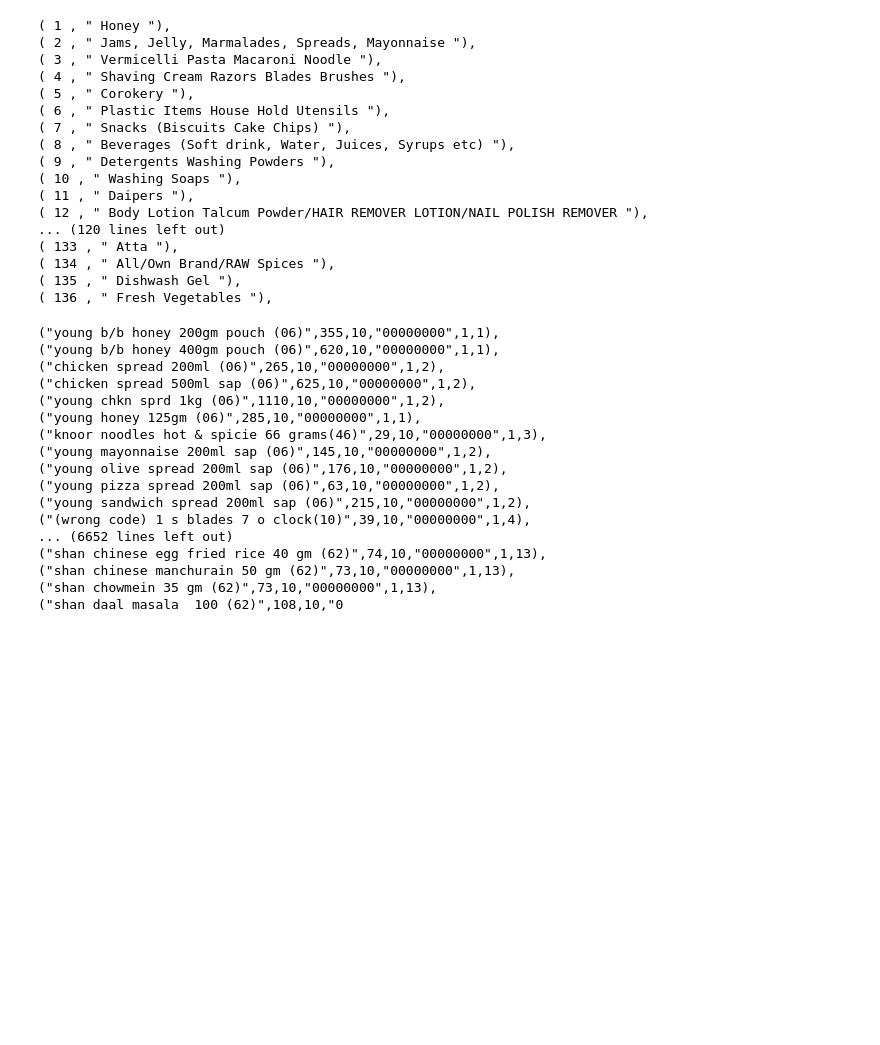
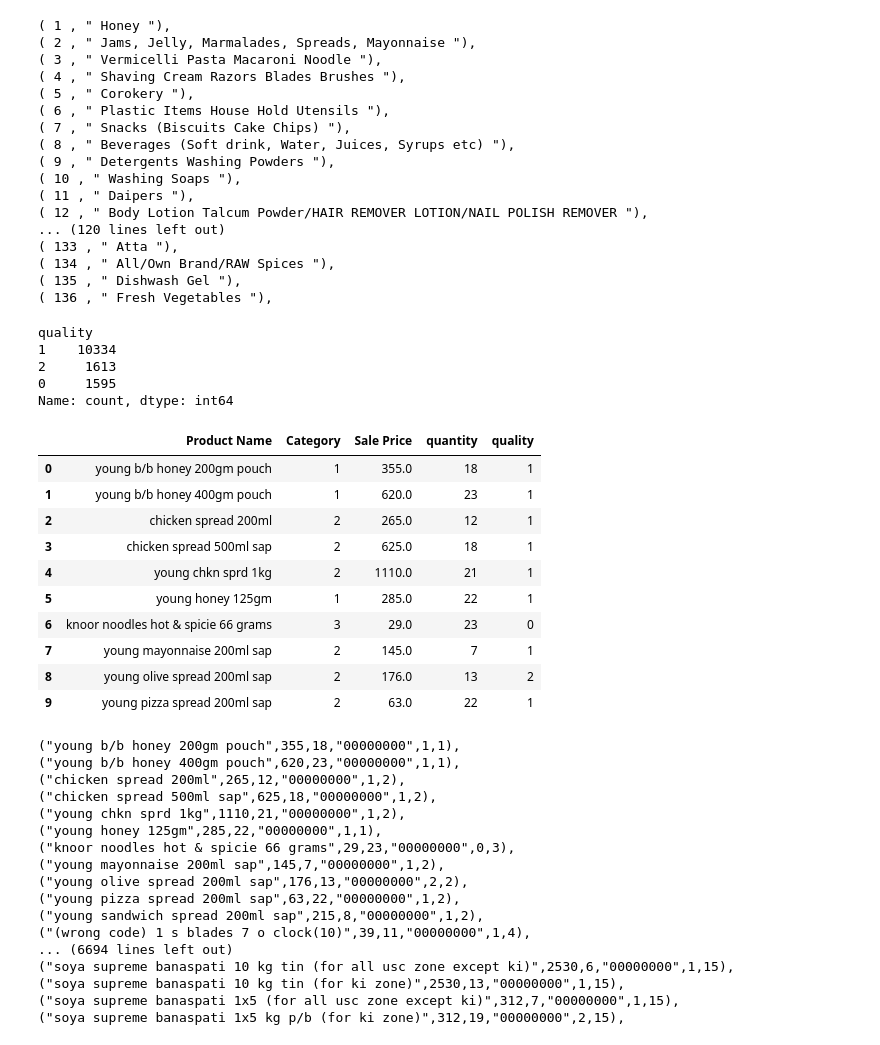
Before and after one commit to jibrankhalil-jk/GeneralFinance, a Jupyter notebook: scrapping_data/scraped.ipynb, the cells around one changed output. Drawn from its saved outputs; the diff is of its cells as text; code cells hidden in the pictures; blank space fills up the shorter version.

```diff
--- a/scrapping_data/scraped.ipynb
+++ b/scrapping_data/scraped.ipynb
@@ -35,26 +36,53 @@ df['Category'] = df['Category'].apply(lambda x: [c['index'] for c in unique_cate
 df['Product Name'] = df['Product Name'].str.lower()
 # %%
 df['Product Name'] = df['Product Name'].str.replace('"',' ')
+# %%
+
+# df['quality'] = np.random.randint(0, 3, df.shape[0])
+df.loc[df.sample(frac=0.65).index, 'quality'] = 1
+df['quality'].value_counts()
+# %% [output]
+quality
+1    10334
+2     1613
+0     1595
+Name: count, dtype: int64
+# %%
+# df['Product Name'] = df['Product Name'].str.contains( )
+# df['Product Name'] = df['Product Name'].str.replace('(46)',' ')
+df.head(10)
+# %% [output]
+|  | Product Name | Category | Sale Price | quantity | quality |
+| 0 | young b/b honey 200gm pouch | 1 | 355.0 | 18 | 1 |
+| 1 | young b/b honey 400gm pouch | 1 | 620.0 | 23 | 1 |
+| 2 | chicken spread 200ml | 2 | 265.0 | 12 | 1 |
+| 3 | chicken spread 500ml sap | 2 | 625.0 | 18 | 1 |
+| 4 | young chkn sprd 1kg | 2 | 1110.0 | 21 | 1 |
+| 5 | young honey 125gm | 1 | 285.0 | 22 | 1 |
+| 6 | knoor noodles hot & spicie 66 grams | 3 | 29.0 | 23 | 0 |
+| 7 | young mayonnaise 200ml sap | 2 | 145.0 | 7 | 1 |
+| 8 | young olive spread 200ml sap | 2 | 176.0 | 13 | 2 |
+| 9 | young pizza spread 200ml sap | 2 | 63.0 | 22 | 1 |
 # %%
 for i,d in df.iterrows():
-    (3, 'Orange Juice', 299, 40, '8901234567900', 1),
+# (product_name,price,stock_quantity,bar_code,quality,categorie_id_id)
     sale_price = int(float(d['Sale Price']))
-    print(f'("{d['Product Name'].strip()}",{sale_price},10,"00000000",1,{d['Category']}),')
+    print(f'("{d['Product Name'].strip()}",{sale_price},{d['quantity']},"00000000",{d['quality']},{d['Category']}),')
 # %% [output]
-("young b/b honey 200gm pouch (06)",355,10,"00000000",1,1),
-("young b/b honey 400gm pouch (06)",620,10,"00000000",1,1),
-("chicken spread 200ml (06)",265,10,"00000000",1,2),
-("chicken spread 500ml sap (06)",625,10,"00000000",1,2),
-("young chkn sprd 1kg (06)",1110,10,"00000000",1,2),
-("young honey 125gm (06)",285,10,"00000000",1,1),
-("knoor noodles hot & spicie 66 grams(46)",29,10,"00000000",1,3),
-("young mayonnaise 200ml sap (06)",145,10,"00000000",1,2),
-("young olive spread 200ml sap (06)",176,10,"00000000",1,2),
-("young pizza spread 200ml sap (06)",63,10,"00000000",1,2),
-("young sandwich spread 200ml sap (06)",215,10,"00000000",1,2),
-("(wrong code) 1 s blades 7 o clock(10)",39,10,"00000000",1,4),
-... (6652 lines left out)
-("shan chinese egg fried rice 40 gm (62)",74,10,"00000000",1,13),
-("shan chinese manchurain 50 gm (62)",73,10,"00000000",1,13),
-("shan chowmein 35 gm (62)",73,10,"00000000",1,13),
-("shan daal masala  100 (62)",108,10,"0
+("young b/b honey 200gm pouch",355,18,"00000000",1,1),
+("young b/b honey 400gm pouch",620,23,"00000000",1,1),
+("chicken spread 200ml",265,12,"00000000",1,2),
+("chicken spread 500ml sap",625,18,"00000000",1,2),
+("young chkn sprd 1kg",1110,21,"00000000",1,2),
+("young honey 125gm",285,22,"00000000",1,1),
+("knoor noodles hot & spicie 66 grams",29,23,"00000000",0,3),
+("young mayonnaise 200ml sap",145,7,"00000000",1,2),
+("young olive spread 200ml sap",176,13,"00000000",2,2),
+("young pizza spread 200ml sap",63,22,"00000000",1,2),
+("young sandwich spread 200ml sap",215,8,"00000000",1,2),
+("(wrong code) 1 s blades 7 o clock(10)",39,11,"00000000",1,4),
+... (6694 lines left out)
+("soya supreme banaspati 10 kg tin (for all usc zone except ki)",2530,6,"00000000",1,15),
+("soya supreme banaspati 10 kg tin (for ki zone)",2530,13,"00000000",1,15),
+("soya supreme banaspati 1x5 (for all usc zone except ki)",312,7,"00000000",1,15),
+("soya supreme banaspati 1x5 kg p/b (for ki zone)",312,19,"00000000",2,15),
```
Also changed, not shown: parts of 4 cells of this notebook, 9 other files.
